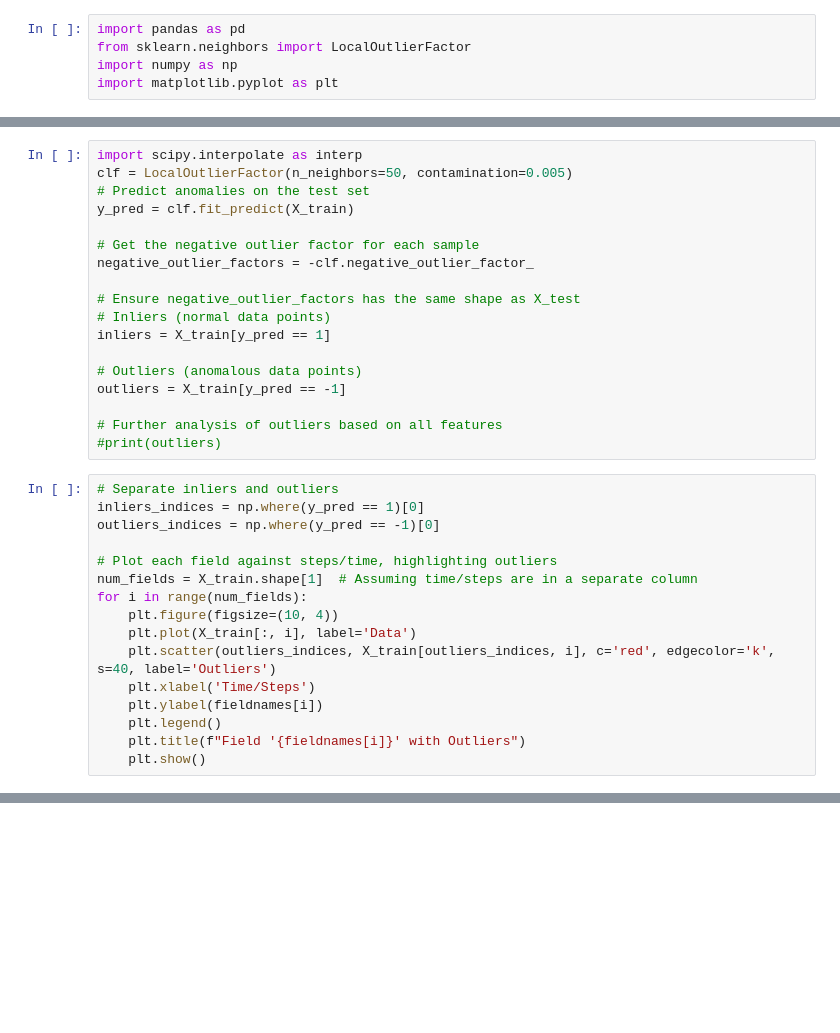
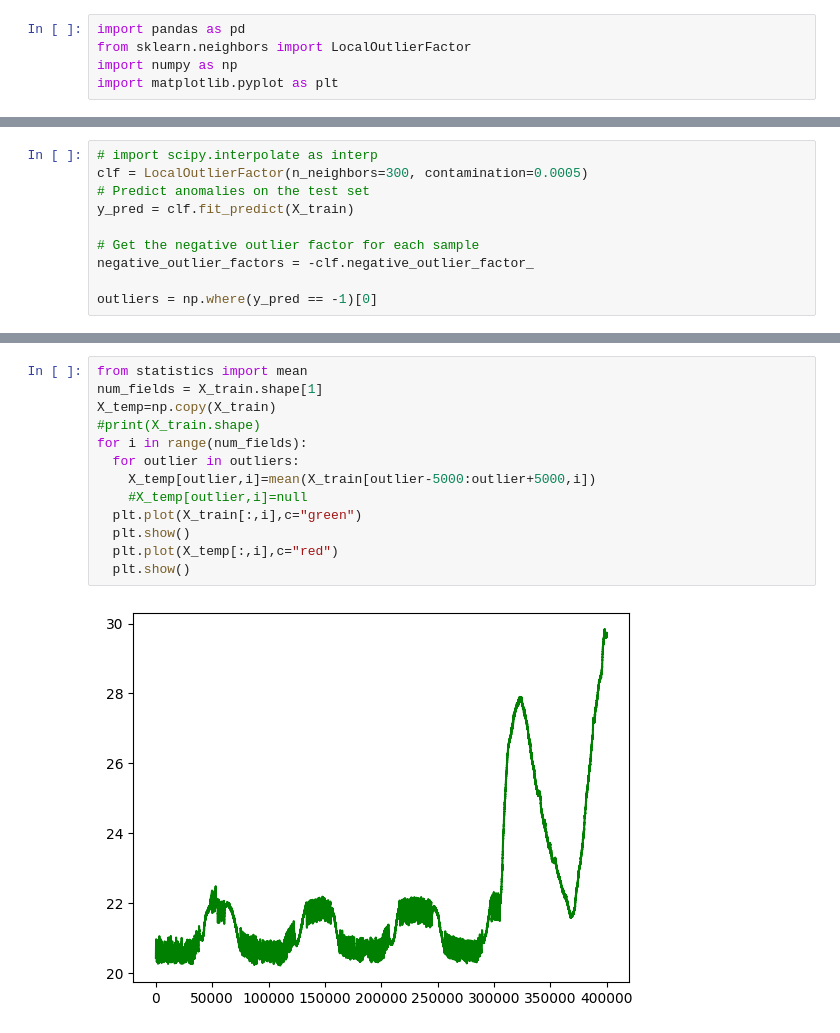
Before and after one commit to Amal-Baby-Mathews/Mega_ML, a Jupyter notebook: LOF_multivariate.ipynb, the cells around one changed output, grey strips where cells are left out. Cells and saved outputs as stored; diff of their text form; blank space fills up the shorter version.

```diff
--- a/LOF_multivariate.ipynb
+++ b/LOF_multivariate.ipynb
@@ -53,34 +68,10 @@ print(len(X_test))
 # %%
-import scipy.interpolate as interp
-clf = LocalOutlierFactor(n_neighbors=50, contamination=0.005)
+# import scipy.interpolate as interp
+clf = LocalOutlierFactor(n_neighbors=300, contamination=0.0005)
 # Predict anomalies on the test set
 y_pred = clf.fit_predict(X_train)
 
 # Get the negative outlier factor for each sample
 negative_outlier_factors = -clf.negative_outlier_factor_
 
-# Ensure negative_outlier_factors has the same shape as X_test
-# Inliers (normal data points)
-inliers = X_train[y_pred == 1]
-
-# Outliers (anomalous data points)
-outliers = X_train[y_pred == -1]
-
-# Further analysis of outliers based on all features
-#print(outliers)
+outliers = np.where(y_pred == -1)[0]
-# %%
-# Separate inliers and outliers
-inliers_indices = np.where(y_pred == 1)[0]
-outliers_indices = np.where(y_pred == -1)[0]
-
-# Plot each field against steps/time, highlighting outliers
-num_fields = X_train.shape[1]  # Assuming time/steps are in a separate column
-for i in range(num_fields):
-    plt.figure(figsize=(10, 4))
-    plt.plot(X_train[:, i], label='Data')
-    plt.scatter(outliers_indices, X_train[outliers_indices, i], c='red', edgecolor='k', s=40, label='Outliers')
-    plt.xlabel('Time/Steps')
-    plt.ylabel(fieldnames[i])
-    plt.legend()
-    plt.title(f"Field '{fieldnames[i]}' with Outliers")
-    plt.show()
@@ -93,0 +78,15 @@ for i in range(num_fields):
+# %%
+from statistics import mean
+num_fields = X_train.shape[1]
+X_temp=np.copy(X_train)
+#print(X_train.shape)
+for i in range(num_fields):
+  for outlier in outliers:
+    X_temp[outlier,i]=mean(X_train[outlier-5000:outlier+5000,i])
+    #X_temp[outlier,i]=null
+  plt.plot(X_train[:,i],c="green")
+  plt.show()
+  plt.plot(X_temp[:,i],c="red")
+  plt.show()
+# %% [output]
+[figure, added]
```
Also changed, not shown: parts of 8 cells of this notebook.
